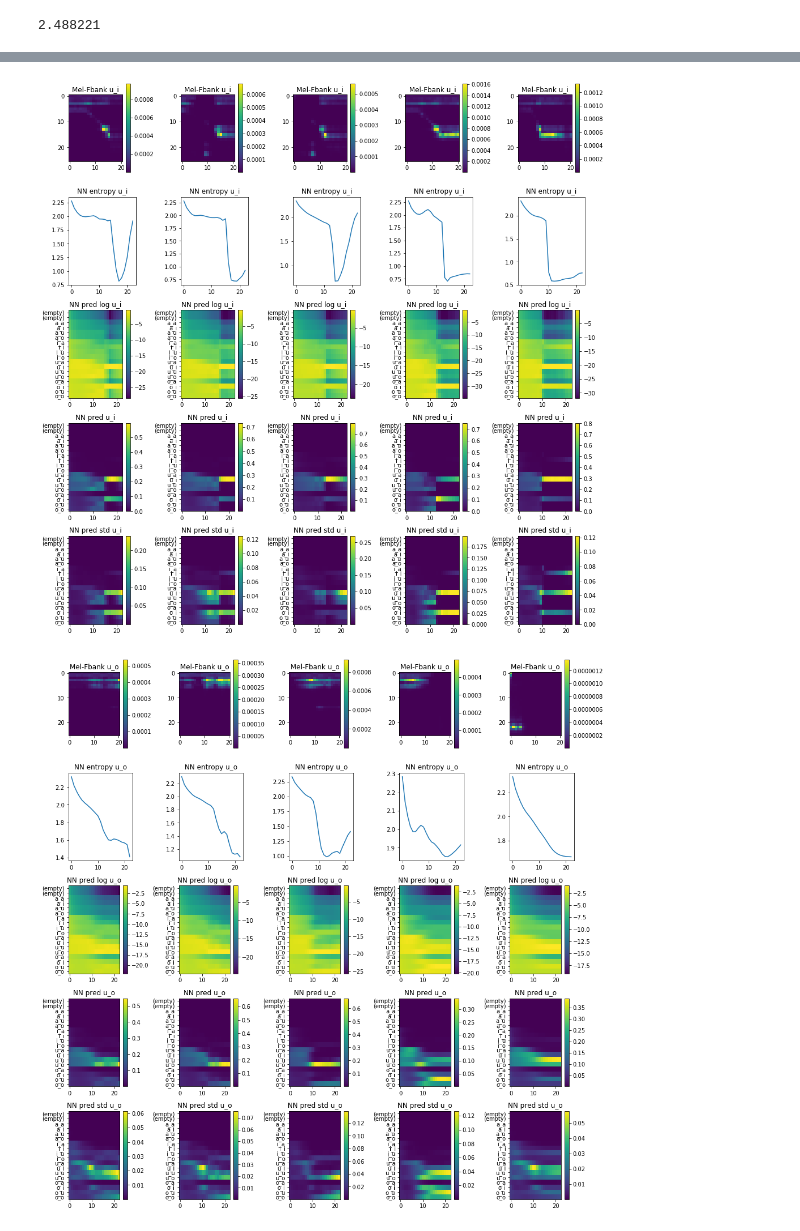
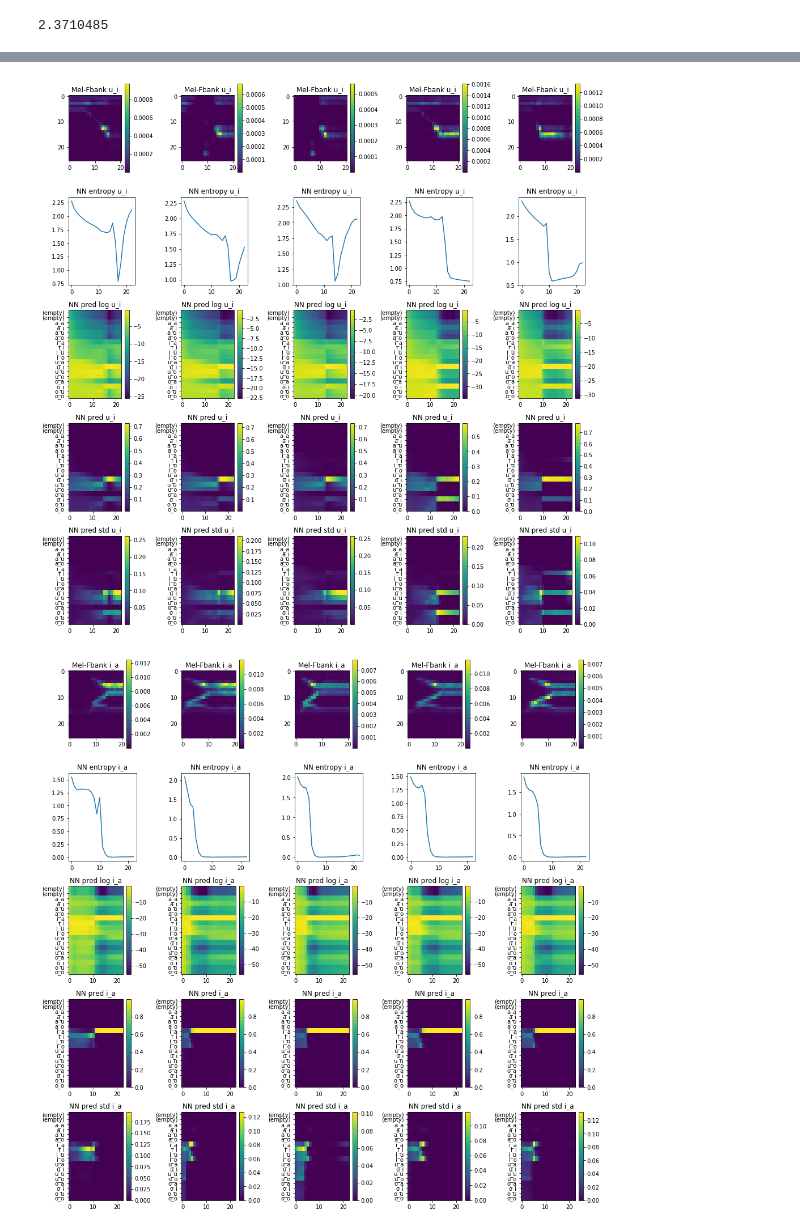
Before and after one commit to qdenisq/SpeechAcquisitionModel, a Jupyter notebook: src/speech_classification/speech_classification_results.ipynb, the cells around one changed output, grey strips where cells are left out. Drawn from its saved outputs; the diff is of its cells as text; code cells hidden in the pictures.

```diff
--- a/src/speech_classification/speech_classification_results.ipynb
+++ b/src/speech_classification/speech_classification_results.ipynb
@@ -51,7 +51,7 @@ data_iter = SpeechCommandsDataCollector(preproc,
                                         validation_percentage=10
                                         )
 
-net_fname = r"C:\Study\SpeechAcquisitionModel\models\speech_classification\simple_lstm_05_19_2019_04_35_PM_acc_0.7891.pt"
+net_fname = r"C:/Study/SpeechAcquisitionModel/models/speech_classification/simple_lstm_05_30_2019_07_01_PM_acc_0.8398.pt"
 
 
 # Final test accuracy
@@ -74,9 +74,9 @@ test_loss = torch.nn.CrossEntropyLoss()(pred, labels)
 
 print(test_loss.detach().numpy())
 # %% [output]
-2.488221
+2.3710485
 # %%
-selected_words = ['a_i', 'a_u', 'a_o', 'u_a', 'u_i', 'u_o', 'up', 'a_e', 'on', 'right']
+selected_words = ['a_i', 'a_u', 'a_o', 'u_a', 'u_i', 'i_a', 'up', 'a_e', 'on', 'right']
 n_samples_per_class = 5
 for w in selected_words:
     fnames = [f for f in os.listdir(os.path.join(data_dir, w)) if f.endswith('.wav') ]
@@ -115,13 +115,16 @@ for w in selected_words:
 
         plt.title("NN entropy " + os.path.basename(w))
 
+#         print(log_full_pred.shape)
+#         print(model_settings['label_count'])
+
         ax3 = plt.subplot(5, n_samples_per_class, 2*n_samples_per_class + i + 1)
         asd = ax3.imshow(log_full_pred.detach().cpu().numpy().squeeze().T, aspect='auto')
         ax = plt.gca()
-        ax.set_yticks(np.arange(0, model_settings['label_count'], 1))
+        ax3.set_yticks(np.arange(0, model_settings['label_count'], 1))
         labels=['(empty)', '(empty)']
         labels.extend(wanted_words_tanh_transition)
-        ax.set_yticklabels(labels)
+        ax3.set_yticklabels(labels)
         plt.colorbar(asd)
         plt.title("NN pred log " + os.path.basename(w))
 
@@ -159,2 +162,2 @@ for w in selected_words:
-[figure, old version]
+[figure, new version]
-[figure, old version]
+[figure, new version]
```
Also changed, not shown: parts of 1 cell of this notebook, 2 other files.
